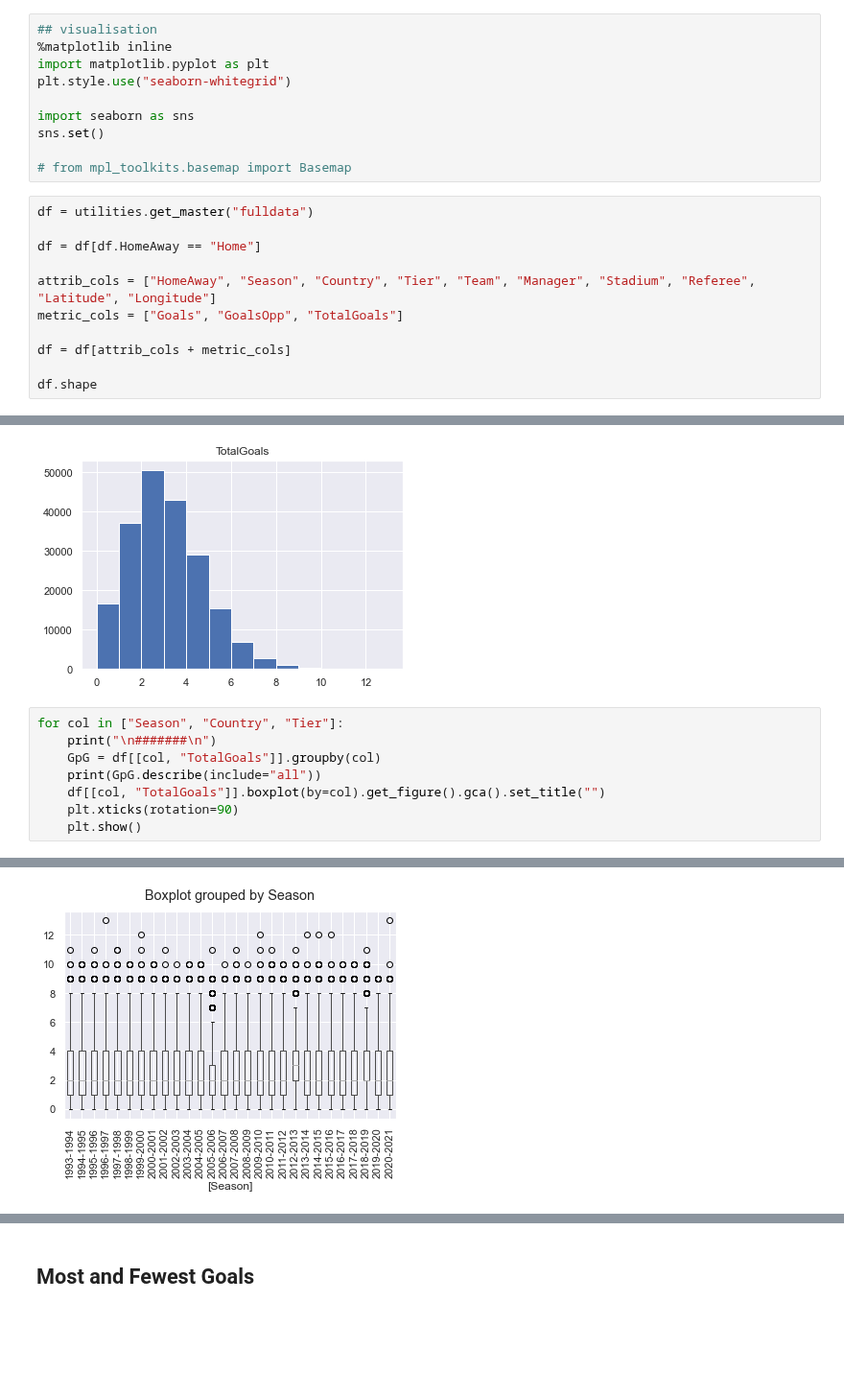
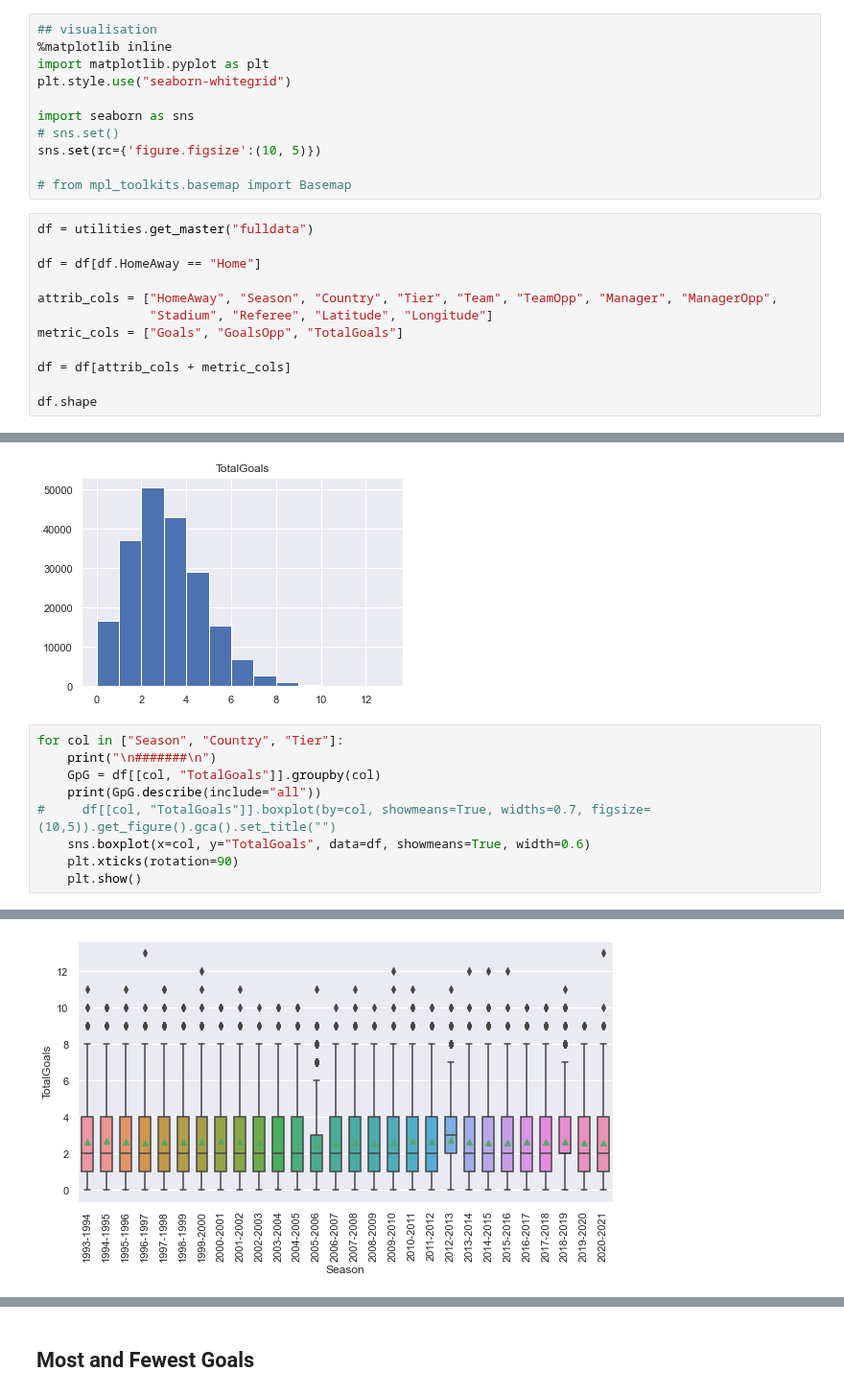
Before and after one commit to deacona/the-ball-is-round, a Jupyter notebook: notebooks/club_01_goals_around_europe.ipynb, the cells around one changed output, grey strips where cells are left out. Shown at 96% size. Saved outputs shown, nothing was run; the diff lists cells and outputs as text; blank space fills up the shorter version.

Commit message:
Update club_01_goals_around_europe.ipynb
Better viz

```diff
--- a/notebooks/club_01_goals_around_europe.ipynb
+++ b/notebooks/club_01_goals_around_europe.ipynb
@@ -14,7 +16,8 @@ import matplotlib.pyplot as plt
 plt.style.use("seaborn-whitegrid")
 
 import seaborn as sns
-sns.set()
+# sns.set()
+sns.set(rc={'figure.figsize':(10, 5)})
 
 # from mpl_toolkits.basemap import Basemap
 # %%
@@ -22,7 +25,8 @@ df = utilities.get_master("fulldata")
 
 df = df[df.HomeAway == "Home"]
 
-attrib_cols = ["HomeAway", "Season", "Country", "Tier", "Team", "Manager", "Stadium", "Referee", "Latitude", "Longitude"]
+attrib_cols = ["HomeAway", "Season", "Country", "Tier", "Team", "TeamOpp", "Manager", "ManagerOpp",
+               "Stadium", "Referee", "Latitude", "Longitude"]
 metric_cols = ["Goals", "GoalsOpp", "TotalGoals"]
 
 df = df[attrib_cols + metric_cols]
@@ -57,30 +72,31 @@ array([[<AxesSubplot:title={'center':'TotalGoals'}>]], dtype=object)
 # %%
 for col in ["Season", "Country", "Tier"]:
     print("\n#######\n")
     GpG = df[[col, "TotalGoals"]].groupby(col)
     print(GpG.describe(include="all"))
-    df[[col, "TotalGoals"]].boxplot(by=col).get_figure().gca().set_title("")
+#     df[[col, "TotalGoals"]].boxplot(by=col, showmeans=True, widths=0.7, figsize=(10,5)).get_figure().gca().set_title("")
+    sns.boxplot(x=col, y="TotalGoals", data=df, showmeans=True, width=0.6)
     plt.xticks(rotation=90)
     plt.show()
 # %% [output]
 #######
 
           TotalGoals
                count      mean       std  min  25%  50%  75%   max
 Season
 1993-1994     3346.0  2.643455  1.699524  0.0  1.0  2.0  4.0  11.0
 1994-1995     4617.0  2.690492  1.718282  0.0  1.0  2.0  4.0  10.0
 1995-1996     5103.0  2.658828  1.694471  0.0  1.0  2.0  4.0  11.0
 1996-1997     5981.0  2.587862  1.702795  0.0  1.0  2.0  4.0  13.0
 1997-1998     6733.0  2.624981  1.725868  0.0  1.0  2.0  4.0  11.0
 1998-1999     6531.0  2.629613  1.682949  0.0  1.0  2.0  4.0  10.0
 1999-2000     6532.0  2.657226  1.701303  0.0  1.0  2.0  4.0  12.0
 ... (17 lines left out)
 2017-2018    10121.0  2.634917  1.636057  0.0  1.0  2.0  4.0  10.0
 2018-2019    10223.0  2.663700  1.631709  0.0  2.0  2.0  4.0  11.0
 2019-2020     9597.0  2.600917  1.570741  0.0  1.0  2.0  4.0   9.0
 2020-2021     2976.0  2.594758  1.718440  0.0  1.0  2.0  4.0  13.0
-[figure, old version]
+[figure, new version]
 #######
 
          TotalGoals
```
Also changed, not shown: parts of 8 cells of this notebook.
